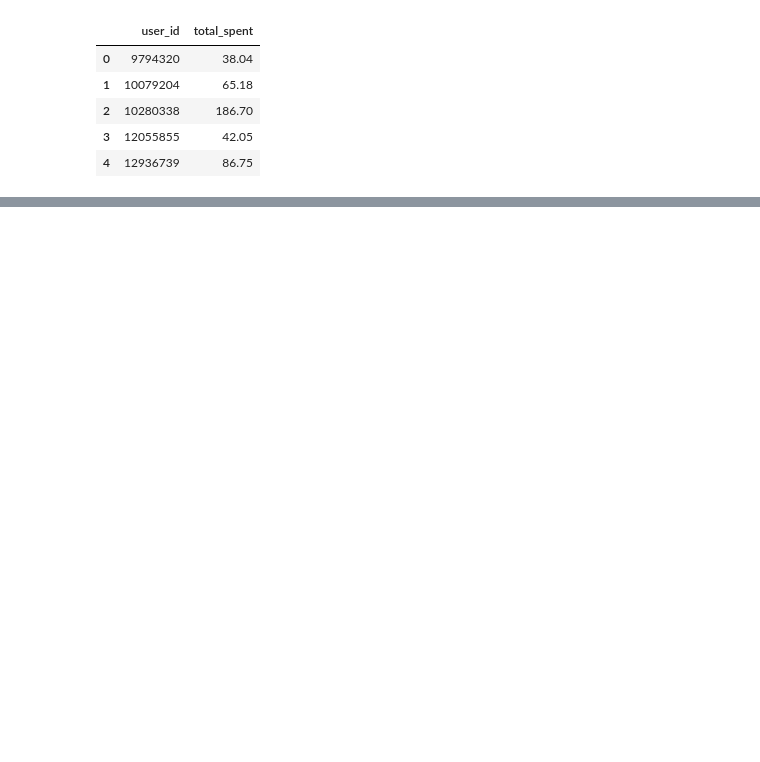
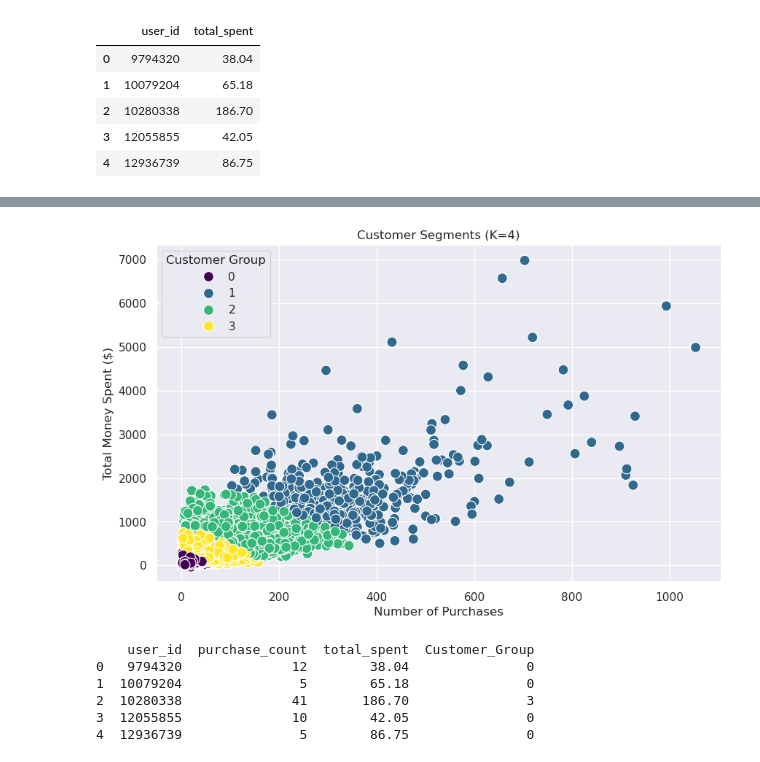
Before and after one commit to Timd3r/DataScience, a Jupyter notebook: DataScience_02_DataViz/ex04/elbow.ipynb, the cells around one changed output, grey strips where cells are left out. Saved outputs shown, nothing was run; the diff lists cells and outputs as text; code cells hidden in the pictures; blank space fills up the shorter version.

```diff
--- a/DataScience_02_DataViz/ex04/elbow.ipynb
+++ b/DataScience_02_DataViz/ex04/elbow.ipynb
@@ -107,0 +179,25 @@ data.head()
+# %%
+plt.figure(figsize=(10, 6))
+sns.scatterplot(data=data, x='purchase_count', y='total_spent', hue='Customer_Group', palette='viridis', s=100)
+
+plt.title('Customer Segments (K=4)')
+plt.xlabel('Number of Purchases')
+plt.ylabel('Total Money Spent ($)')
+plt.legend(title='Customer Group')
+plt.show()
+# %% [output]
+[figure, added]
+# %%
+final_model_5 = KMeans(n_clusters=5, init='k-means++', random_state=42)
+
+cluster_labels = final_model_5.fit_predict(data_scaled)
+
+data2['Customer_Group'] = cluster_labels
+print(data2.head())
+# %% [output]
+    user_id  purchase_count  total_spent  Customer_Group
+0   9794320              12        38.04               0
+1  10079204               5        65.18               0
+2  10280338              41       186.70               3
+3  12055855              10        42.05               0
+4  12936739               5        86.75               0
```
Also changed, not shown: parts of 9 cells of this notebook, 1 other file.
